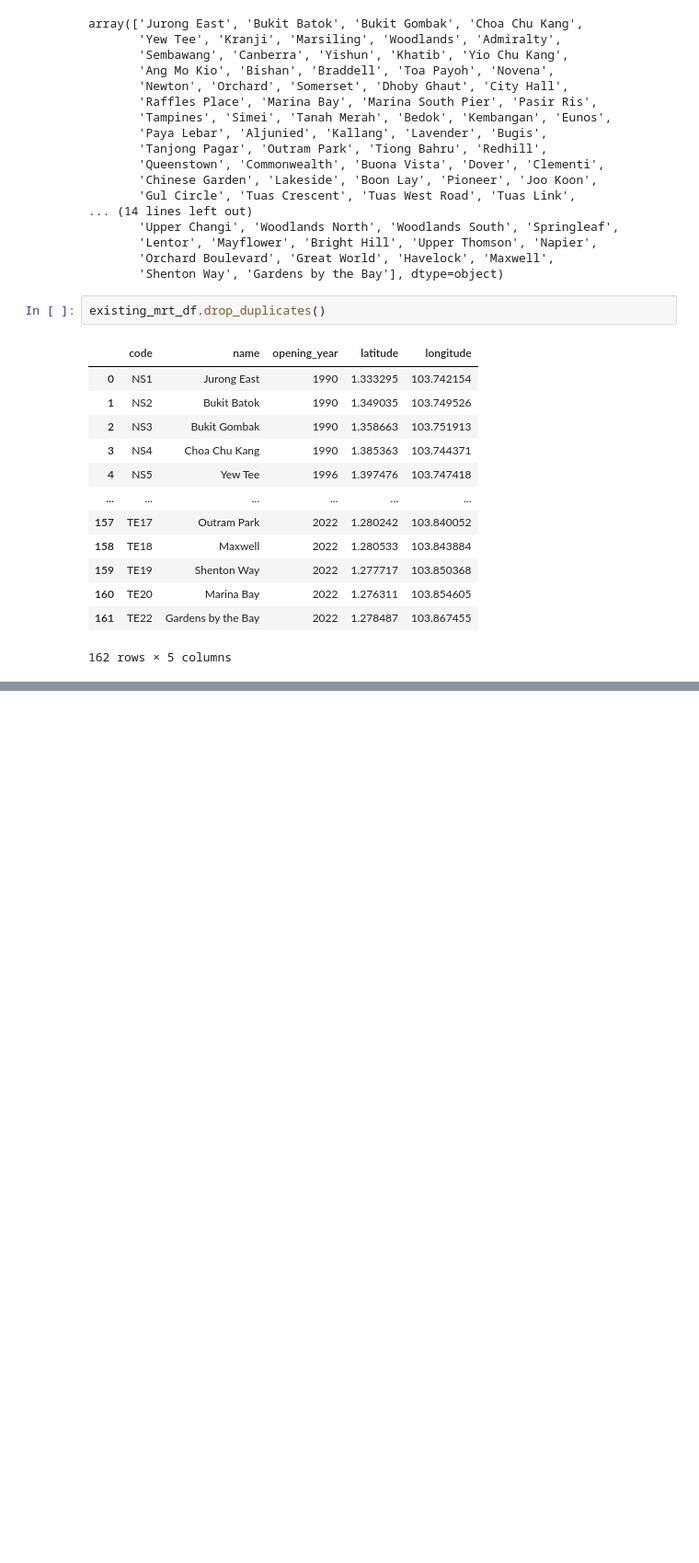
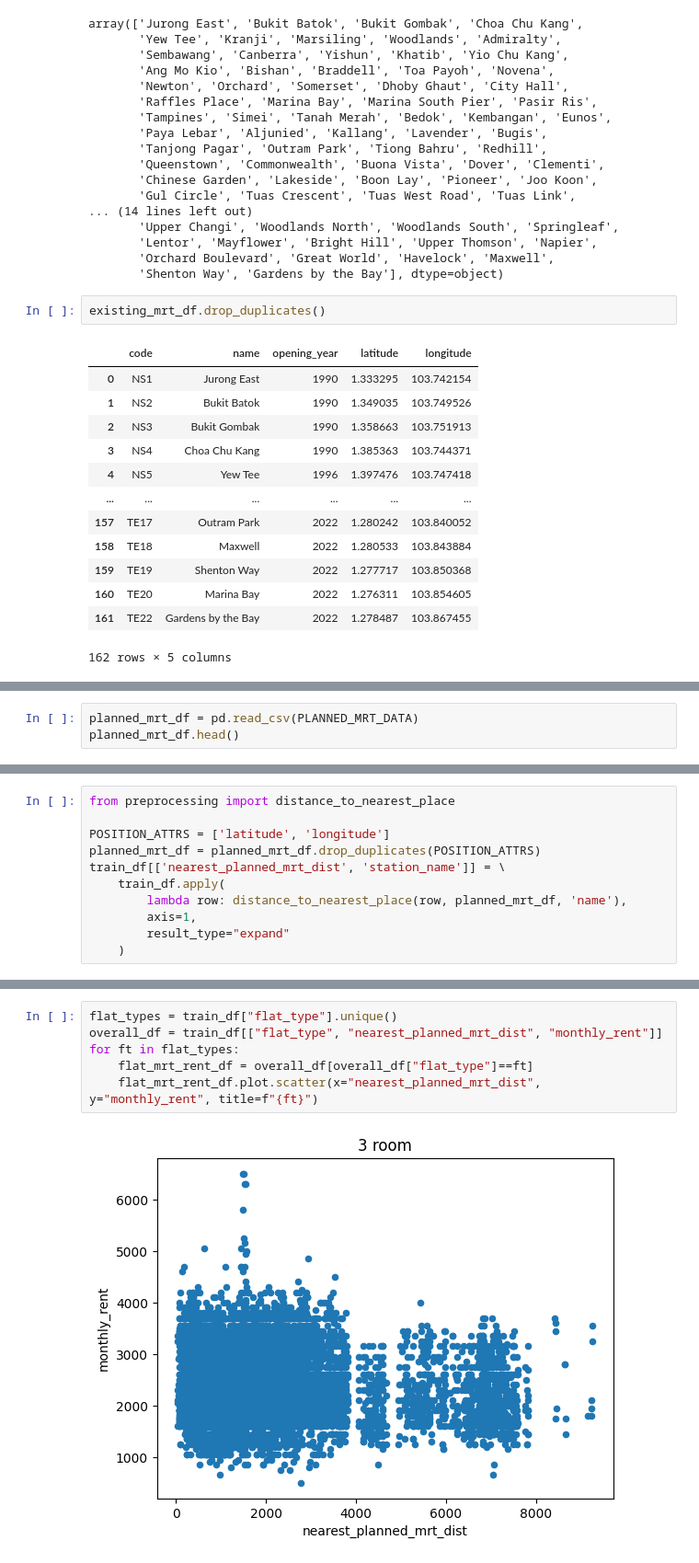
Before and after one commit to cs5228-group-1/cs5228-final-project, a Jupyter notebook: eda_sc.ipynb, the cells around one changed output, grey strips where cells are left out. Shown at 92% size. Drawn from its saved outputs; the diff is of its cells as text; blank space fills up the shorter version.

```diff
--- a/eda_sc.ipynb
+++ b/eda_sc.ipynb
@@ -298,0 +409,3 @@ existing_mrt_df.drop_duplicates()
+# %%
+planned_mrt_df = pd.read_csv(PLANNED_MRT_DATA)
+planned_mrt_df.head()
@@ -298,0 +433,11 @@ existing_mrt_df.drop_duplicates()
+# %%
+from preprocessing import distance_to_nearest_place
+
+POSITION_ATTRS = ['latitude', 'longitude']
+planned_mrt_df = planned_mrt_df.drop_duplicates(POSITION_ATTRS)
+train_df[['nearest_planned_mrt_dist', 'station_name']] = \
+    train_df.apply(
+        lambda row: distance_to_nearest_place(row, planned_mrt_df, 'name'),
+        axis=1,
+        result_type="expand"
+    )
@@ -298,0 +454,8 @@ existing_mrt_df.drop_duplicates()
+# %%
+flat_types = train_df["flat_type"].unique()
+overall_df = train_df[["flat_type", "nearest_planned_mrt_dist", "monthly_rent"]]
+for ft in flat_types:
+    flat_mrt_rent_df = overall_df[overall_df["flat_type"]==ft]
+    flat_mrt_rent_df.plot.scatter(x="nearest_planned_mrt_dist", y="monthly_rent", title=f"{ft}")
+# %% [output]
+[figure, added]
```
Also changed, not shown: parts of 27 cells of this notebook.
